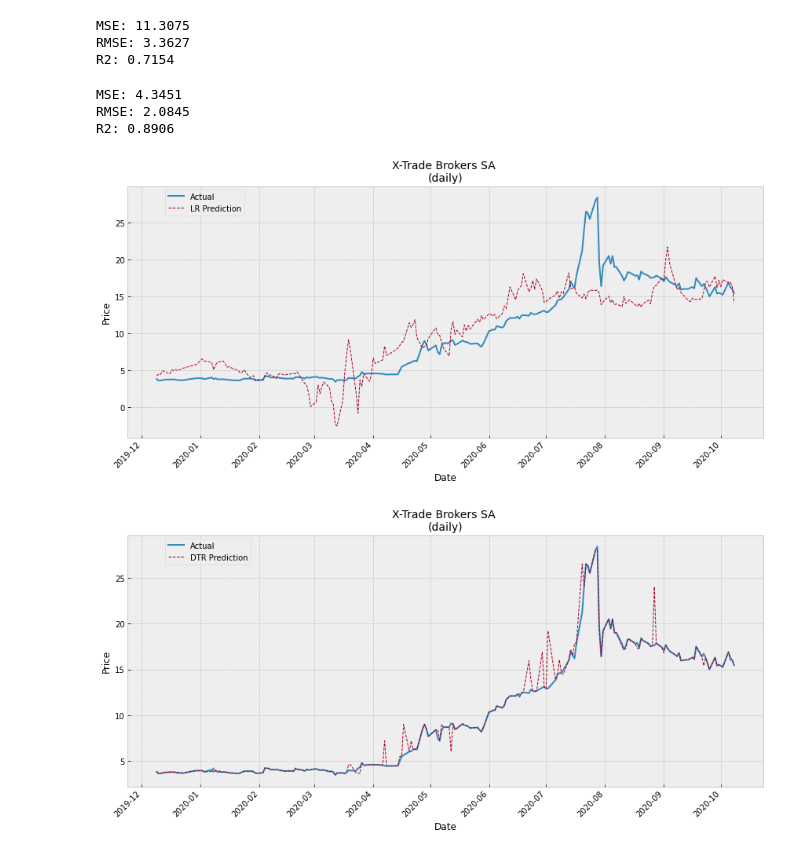
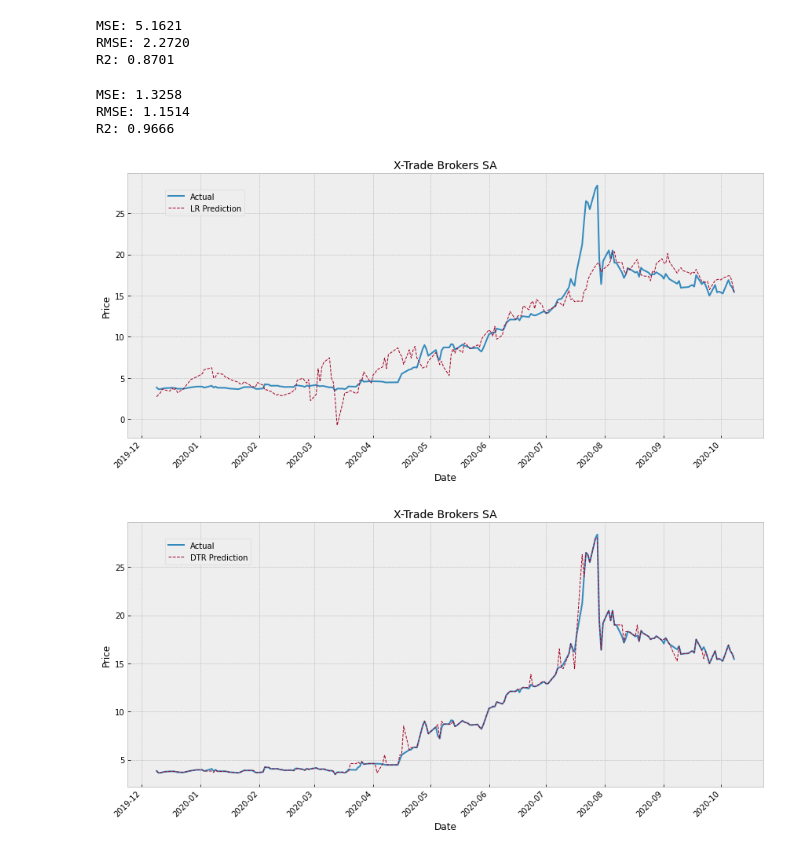
Before and after one commit to JetBlack101/stock-price-forecasting, a Jupyter notebook: simple stock price prediction.ipynb, the cells around one changed output. Cells and saved outputs as stored; diff of their text form; code cells hidden in the pictures.

```diff
--- a/simple stock price prediction.ipynb
+++ b/simple stock price prediction.ipynb
@@ -14,6 +26,10 @@ from sklearn.metrics import  mean_squared_error, r2_score
 # Downloading data
 xtb = pd.read_csv("Data/xtb_d.csv", index_col="Data", parse_dates=True)
 wig = pd.read_csv("Data/wig_d.csv", index_col="Data", parse_dates=True)
+spx = pd.read_csv("Data/spx_d.csv", index_col="Data", parse_dates=True)
+gld = pd.read_csv("Data/gc_f_d.csv", index_col="Data", parse_dates=True)
+oil = pd.read_csv("Data/cl_f_d.csv", index_col="Data", parse_dates=True)
+usd = pd.read_csv("Data/usdeur_d.csv", index_col="Data", parse_dates=True)
 vix = pd.read_csv("Data/vix20_f_d.csv", index_col="Data", parse_dates=True)
 # %%
 # Plotting the closing price and volume, weekly view
@@ -42,6 +58,13 @@ plt.show()
 # %%
 # constructing dataset
-dataset = pd.concat([xtb["Zamkniecie"], wig["Zamkniecie"], vix["Zamkniecie"]], axis=1).dropna()
-dataset.columns = ["xtb", "wig", "vix"]
+dataset = pd.concat([xtb["Zamkniecie"],
+                     wig["Zamkniecie"],
+                     spx["Zamkniecie"],
+                     gld["Zamkniecie"],
+                     oil["Zamkniecie"],
+                     usd["Zamkniecie"],
+                     vix["Zamkniecie"]], axis=1).dropna()
+
+dataset.columns = ["xtb", "wig", "spx", "gld", "oil", "usd", "vix"]
 dataset.head()
 # %% [output]
@@ -93,9 +126,9 @@ print("MSE: %.4f" % mean_squared_error(y_test, predictions))
 print("RMSE: %.4f" % (np.sqrt(mean_squared_error(y_test, predictions))))
 print('R2: %.4f' % r2_score(y_test, predictions))
 # %% [output]
-MSE: 11.3075
-RMSE: 3.3627
-R2: 0.7154
+MSE: 5.1621
+RMSE: 2.2720
+R2: 0.8701
 # %%
 # Measuring DTR results
 dtr = DecisionTreeRegressor()
@@ -107,33 +140,33 @@ print("MSE: %.4f" % mean_squared_error(y_test, predictions))
 print("RMSE: %.4f" % (np.sqrt(mean_squared_error(y_test, predictions))))
 print('R2: %.4f' % r2_score(y_test, predictions))
 # %% [output]
-MSE: 4.3451
-RMSE: 2.0845
-R2: 0.8906
+MSE: 1.3258
+RMSE: 1.1514
+R2: 0.9666
 # %%
 # Plotting LR results
 fig, ax = plt.subplots(figsize=(12,6))
 fig.autofmt_xdate(rotation=45)
 
 ax.set(xlabel="Date", ylabel="Price", yscale="linear")
-ax.set_title(label="X-Trade Brokers SA \n(daily)", fontsize=14)
+ax.set_title(label="X-Trade Brokers SA", fontsize=14)
 
 ax.plot(dataset.index, dataset.xtb, linewidth=2)
 ax.plot(dataset.index, pd.Series(lr.predict(dataset.drop("xtb",axis=1).values)), linewidth=1, ls="--")
 
 fig.legend(["Actual", "LR Prediction", "DTR Prediction"], loc="upper left", bbox_to_anchor=(0.1, 0.9))
 
 plt.tight_layout()
 plt.show()
 # %% [output]
-[figure, old version]
+[figure, new version]
 # %%
 # Plotting DTR results
 fig, ax = plt.subplots(figsize=(12,6))
 fig.autofmt_xdate(rotation=45)
 
 ax.set(xlabel="Date", ylabel="Price", yscale="linear")
-ax.set_title(label="X-Trade Brokers SA \n(daily)", fontsize=14)
+ax.set_title(label="X-Trade Brokers SA", fontsize=14)
 
 ax.plot(dataset.index, dataset.xtb, linewidth=2)
 ax.plot(dataset.index, pd.Series(dtr.predict(dataset.drop("xtb",axis=1).values)), linewidth=1, ls="--")
@@ -143,4 +176,4 @@ fig.legend(["Actual", "DTR Prediction"], loc="upper left", bbox_to_anchor=(0.1,
 plt.tight_layout()
 plt.show()
 # %% [output]
-[figure, old version]
+[figure, new version]
```
Also changed, not shown: parts of 7 cells of this notebook, 4 other files.
